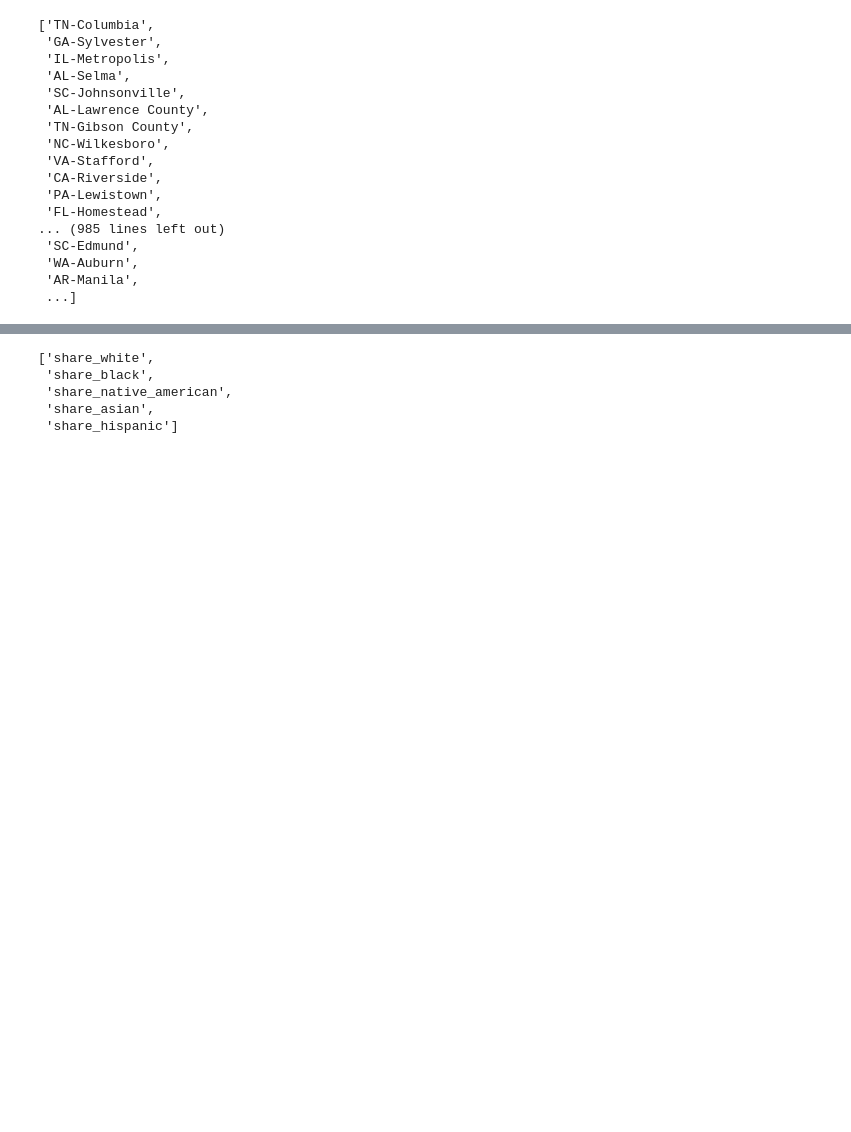
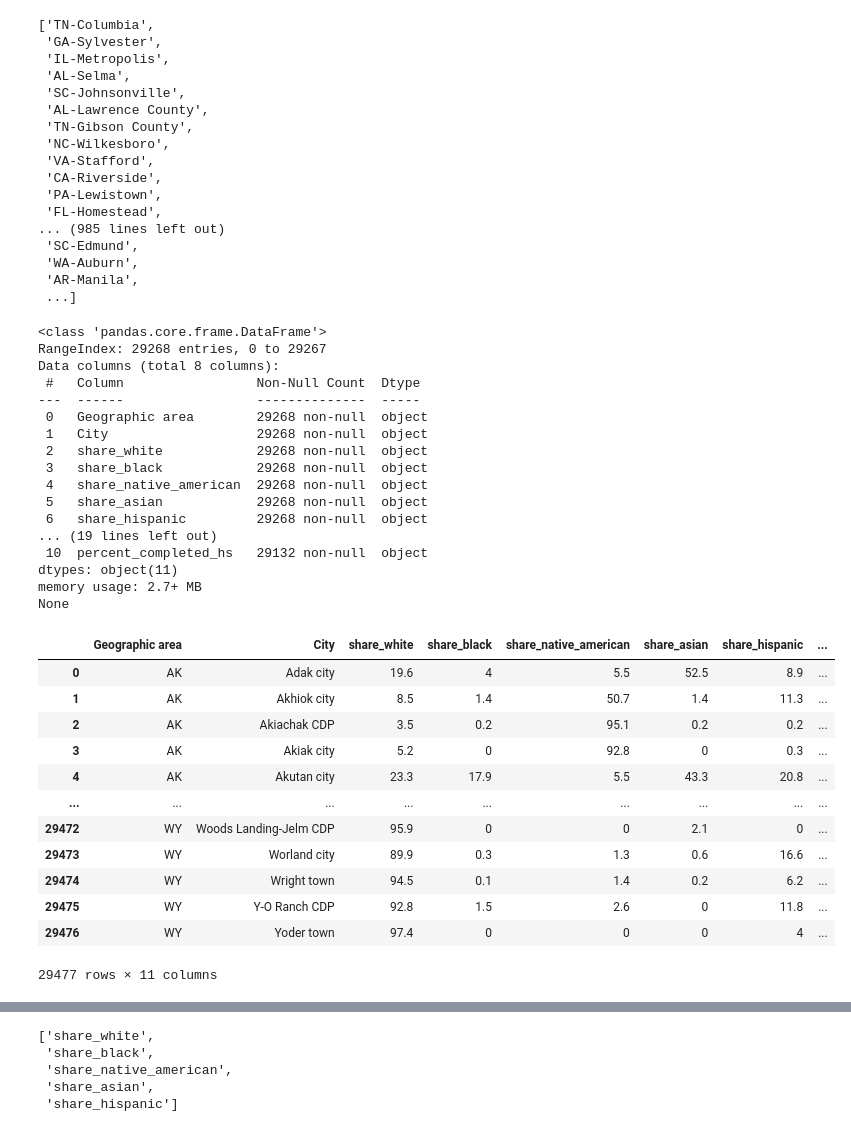
Before and after one commit to SaadSatter/Fatal_force_datascience, a Jupyter notebook: fatal_force_project_cse_351.ipynb, the cells around one changed output, grey strips where cells are left out. Drawn from its saved outputs; the diff is of its cells as text; code cells hidden in the pictures; blank space fills up the shorter version.

```diff
--- a/fatal_force_project_cse_351.ipynb
+++ b/fatal_force_project_cse_351.ipynb
@@ -108,6 +110,13 @@ mode then use race_city and take the race of highest population
 """
 #make a list of unique cities, and include the state so we don't deal with same city names of different states
 df_total['city'] = df_total[['state', 'city']].apply("-".join,axis=1)
+df_race_city['city'] = df_race_city[['Geographic area', 'City']].apply("-".join,axis=1)
+df_income['city'] = df_income[['Geographic Area', 'City']].apply("-".join,axis=1)
+df_poverty['city'] = df_poverty[['Geographic Area', 'City']].apply("-".join,axis=1)
+df_education['city'] = df_education[['Geographic Area', 'City']].apply("-".join,axis=1)
+df_income = df_income.drop(['Geographic Area', 'City'], axis=1)
+df_poverty = df_poverty.drop(columns=['Geographic Area', 'City'])
+df_education = df_education.drop(columns=['Geographic Area', 'City'])
 cities = df_total['city'].tolist()
 cities =list(set(cities))
 print(len(cities))
@@ -131,6 +140,48 @@ cities
  'WA-Auburn',
  'AR-Manila',
  ...]
+# %%
+print(df_race_city.info())
+df_temp = pd.merge(df_race_city, df_income, on='city', how='outer', sort=True)
+df_temp = pd.merge(df_temp, df_poverty, on='city', how='outer', sort=True)
+df_temp = pd.merge(df_temp, df_education, on='city', how='outer', sort=True)
+columns_supp = df_temp.columns.values.tolist()
+for i in columns_supp:
+    df_temp[i] = df_temp[i].replace('-', '(X)')
+    df_temp[i] = df_temp[i].replace('(X)', numpy.NAN)
+print(df_temp.info())
+df_temp
+# %% [output]
+<class 'pandas.core.frame.DataFrame'>
+RangeIndex: 29268 entries, 0 to 29267
+Data columns (total 8 columns):
+ #   Column                 Non-Null Count  Dtype
+---  ------                 --------------  -----
+ 0   Geographic area        29268 non-null  object
+ 1   City                   29268 non-null  object
+ 2   share_white            29268 non-null  object
+ 3   share_black            29268 non-null  object
+ 4   share_native_american  29268 non-null  object
+ 5   share_asian            29268 non-null  object
+ 6   share_hispanic         29268 non-null  object
+... (19 lines left out)
+ 10  percent_completed_hs   29132 non-null  object
+dtypes: object(11)
+memory usage: 2.7+ MB
+None
+|  | Geographic area | City | share_white | share_black | share_native_american | share_asian | share_hispanic | ... |
+| 0 | AK | Adak city | 19.6 | 4 | 5.5 | 52.5 | 8.9 | ... |
+| 1 | AK | Akhiok city | 8.5 | 1.4 | 50.7 | 1.4 | 11.3 | ... |
+| 2 | AK | Akiachak CDP | 3.5 | 0.2 | 95.1 | 0.2 | 0.2 | ... |
+| 3 | AK | Akiak city | 5.2 | 0 | 92.8 | 0 | 0.3 | ... |
+| 4 | AK | Akutan city | 23.3 | 17.9 | 5.5 | 43.3 | 20.8 | ... |
+| ... | ... | ... | ... | ... | ... | ... | ... | ... |
+| 29472 | WY | Woods Landing-Jelm CDP | 95.9 | 0 | 0 | 2.1 | 0 | ... |
+| 29473 | WY | Worland city | 89.9 | 0.3 | 1.3 | 0.6 | 16.6 | ... |
+| 29474 | WY | Wright town | 94.5 | 0.1 | 1.4 | 0.2 | 6.2 | ... |
+| 29475 | WY | Y-O Ranch CDP | 92.8 | 1.5 | 2.6 | 0 | 11.8 | ... |
+| 29476 | WY | Yoder town | 97.4 | 0 | 0 | 0 | 4 | ... |
+29477 rows × 11 columns
 # %%
 """
 Let's try cleaning the the race of city dataset now viewing the missing datapoints which are denoted at (X).
```
Also changed, not shown: parts of 13 cells of this notebook, 1 other file.
